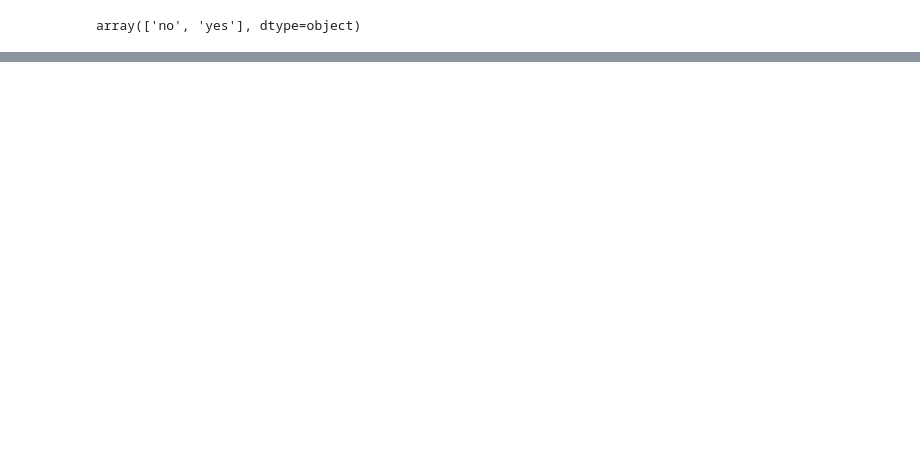
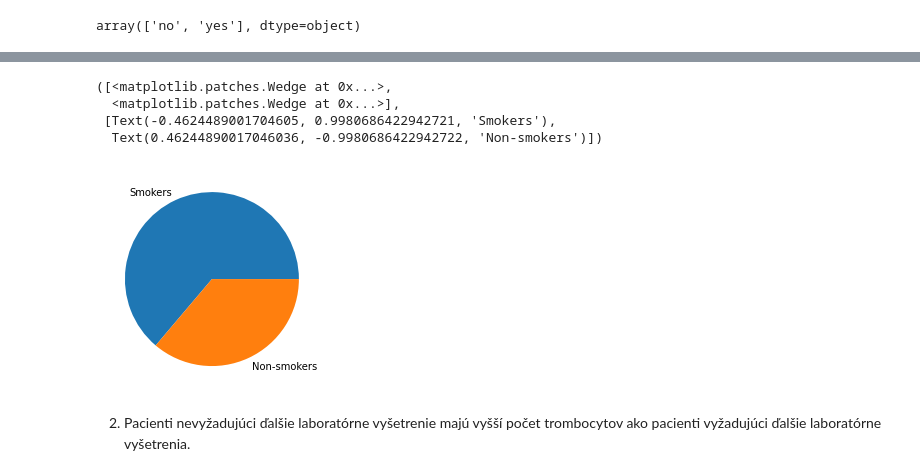
Before and after one commit to hajdu1/IAU-Projekt, a Jupyter notebook: EDA.ipynb, the cells around one changed output, grey strips where cells are left out. Saved outputs shown, nothing was run; the diff lists cells and outputs as text; code cells hidden in the pictures; blank space fills up the shorter version.

```diff
--- a/EDA.ipynb
+++ b/EDA.ipynb
@@ -203,0 +172,11 @@ array(['no', 'yes'], dtype=object)
+# %%
+labels = ['Smokers', 'Non-smokers']
+plt.pie([len(dfl[(dfl['smoker'] == 'no') & (dfl['indicator'] == 1)]), len(dfl[(dfl['smoker'] == 'no') & (dfl['indicator'] == 0)])], labels = labels)
+# %% [output]
+([<matplotlib.patches.Wedge at 0x...>,
+  <matplotlib.patches.Wedge at 0x...>],
+ [Text(-0.4624489001704605, 0.9980686422942721, 'Smokers'),
+  Text(0.46244890017046036, -0.9980686422942722, 'Non-smokers')])
+[figure, added]
+# %% [markdown]
+2. Pacienti nevyžadujúci ďalšie laboratórne vyšetrenie majú vyšší počet trombocytov ako pacienti vyžadujúci ďalšie laboratórne vyšetrenia.
```
Also changed, not shown: parts of 49 cells of this notebook.
